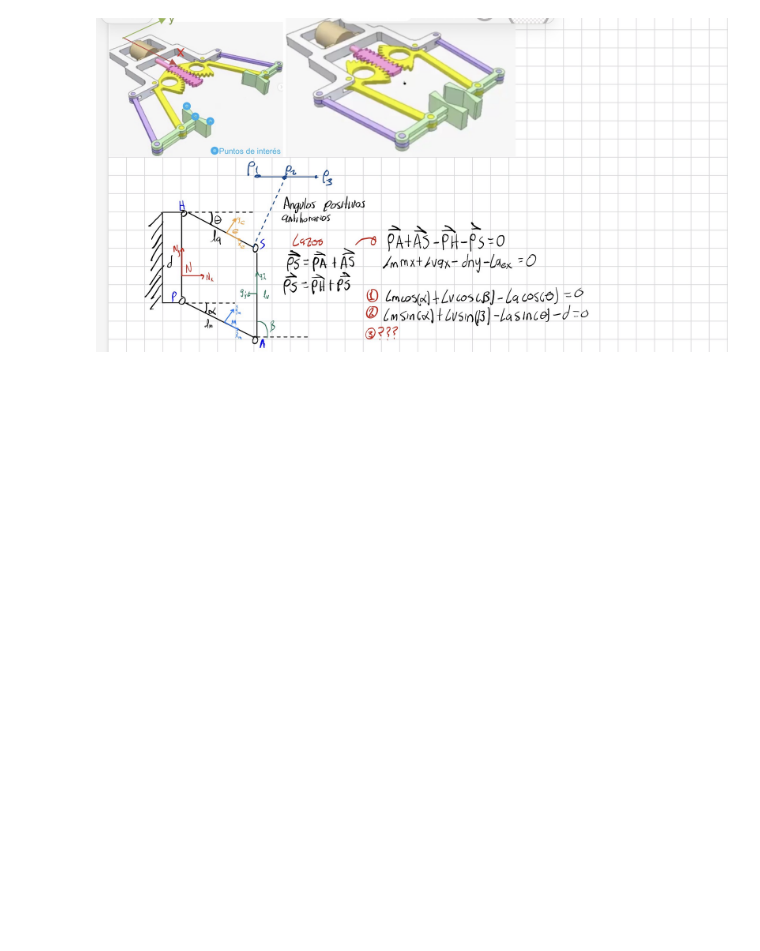
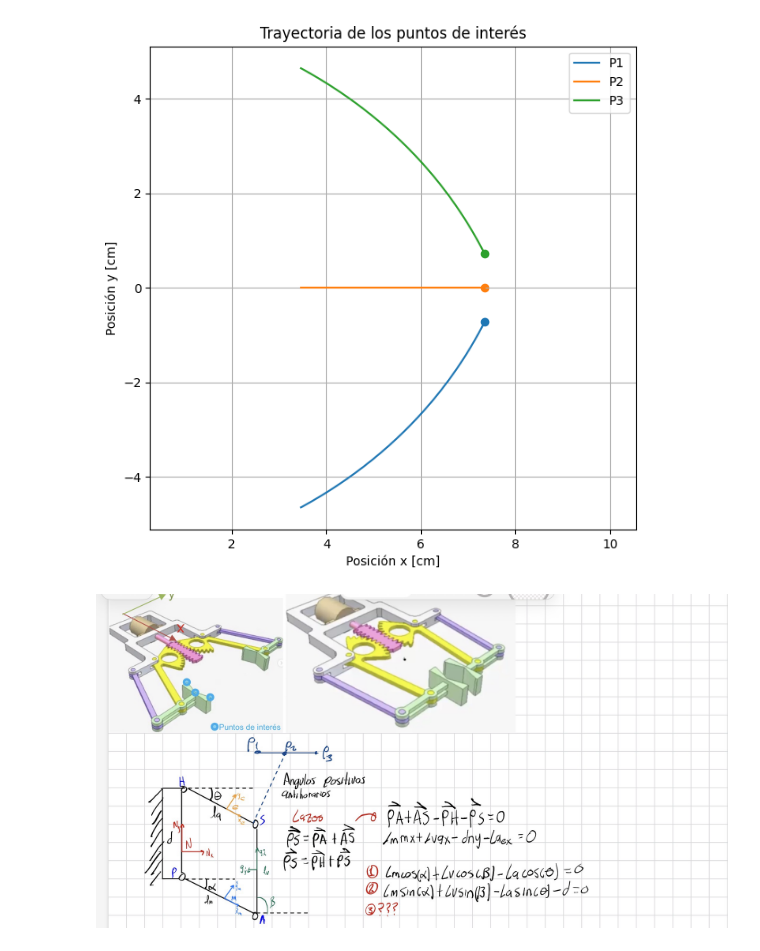
Before and after one commit to JuanPabloSequeraBarrera/Parcial1_dinamica, a Jupyter notebook: parcial1.ipynb, the cells around one changed output. Cells and saved outputs as stored; diff of their text form; code cells hidden in the pictures; blank space fills up the shorter version.

```diff
--- a/parcial1.ipynb
+++ b/parcial1.ipynb
@@ -24,13 +24,102 @@ G = N.orientnew("G","Axis",(beta,N.z))
 
 r_PA = lm*M.x
 r_AS = lv*G.x
-r_PS = la*E.x
 r_PH = d*N.y
+r_HS = la*E.x
 
-loop = r_PA + r_AS - r_PH - r_PS
+
+loop = r_PA + r_AS - r_PH - r_HS
 
 eq_x = loop.dot(N.x)
 eq_y = loop.dot(N.y)
-display("Lazo en x:", eq_x)
-display("Lazo en y:", eq_y)
+eqlist =[eq_x,eq_y]
+params ={
+    d:0.0194,
+    lm:0.0883,
+    la:0.0839,
+    lv:0.0360
+}
+eqlist=[eq.subs(params) for eq in eqlist]
+
+allvars = [alpha,beta,theta]
+
+eqFunc = sp.lambdify(allvars,eqlist,"numpy")
+
+r_PS = r_PH + r_HS
+
+# Punta de uno de los dedos
+# Ajusta estas distancias según tu figura
+l_punta_x = 0.022
+l_punta_y = 0.0
+
+r_PP1 = r_PS + l_punta_x*G.x + l_punta_y*G.y
+
+# Componentes de P1
+P1_x = r_PP1.dot(N.x)
+P1_y = r_PP1.dot(N.y)
+
+# P3 es el reflejo de P1 respecto al eje x
+P3_x = P1_x
+P3_y = -P1_y
+
+# P2 es el punto medio
+P2_x = (P1_x + P3_x)/2
+P2_y = (P1_y + P3_y)/2
+
+puntos = {
+    "P1": [P1_x, P1_y],
+    "P2": [P2_x, P2_y],
+    "P3": [P3_x, P3_y]
+}
+
+points_func = {key: sp.lambdify(allvars,[coordenadas[0].subs(params),coordenadas[1].subs(params)],"numpy")for key, coordenadas in puntos.items()}
+
+R = 0.0275
+x_act = np.linspace(0,0.020,100)
+theta0 = np.deg2rad(-35)
+sentido = -1
+
+guess = [np.deg2rad(-50),np.deg2rad(80)]
+
+trayectorias={
+    "P1":[],
+    "P2":[],
+    "P3":[]
+}
+for x in x_act:
+    theta_val = theta0 + sentido*(x/R)
+
+    resolver = fsolve(lambda angulos:eqFunc(angulos[0],angulos[1],theta_val),guess,full_output=True)
+    sln = resolver[0]
+    alpha_val = sln[0]
+    beta_val = sln[1]
+
+    guess = sln
+
+    for nombre, funcion in points_func.items():
+        posicion = funcion(alpha_val,beta_val,theta_val)
+        trayectorias[nombre].append(posicion)
+
+
+plt.figure(figsize=(7, 7))
+
+for nombre in ["P1", "P2", "P3"]:
+
+    trayectoria = np.array(trayectorias[nombre])
+
+    plt.plot(trayectoria[:, 0]*100,trayectoria[:, 1]*100,label=nombre)
+
+    # Posición inicial
+    plt.scatter(
+        trayectoria[0, 0]*100,
+        trayectoria[0, 1]*100
+    )
+
+plt.xlabel("Posición x [cm]")
+plt.ylabel("Posición y [cm]")
+plt.title("Trayectoria de los puntos de interés")
+plt.axis("equal")
+plt.grid()
+plt.legend()
+plt.show()
 # %% [output]
@@ -41,2 +126,3 @@ $\displaystyle - d - la \sin{\left(\theta{\left(t \right)} \right)} + lm \sin{\l
+[figure, added]
 # %% [markdown]
 ![image.png](attachment:image.png)
```
Also changed, not shown: parts of 1 cell of this notebook, 2 other files.
